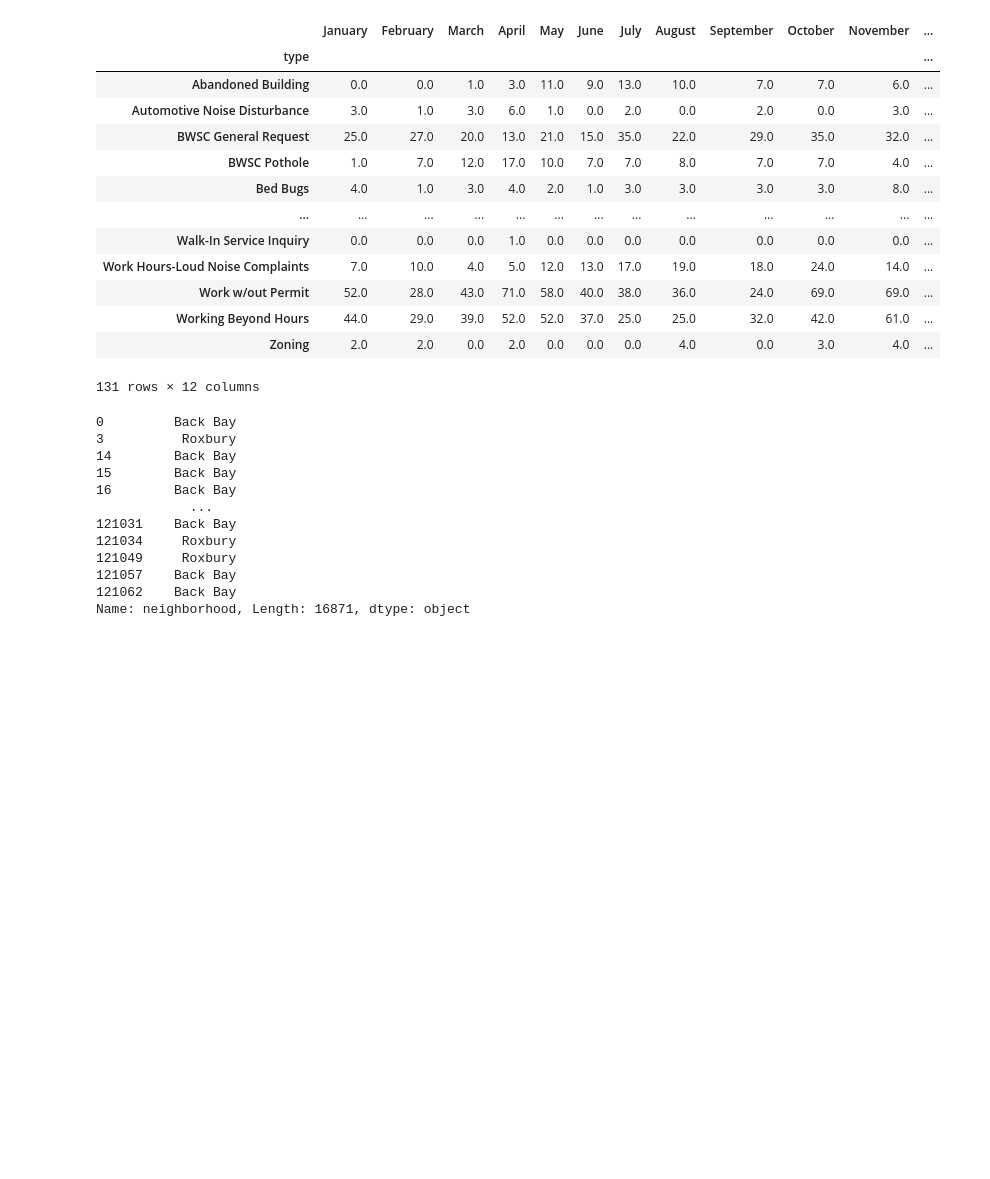
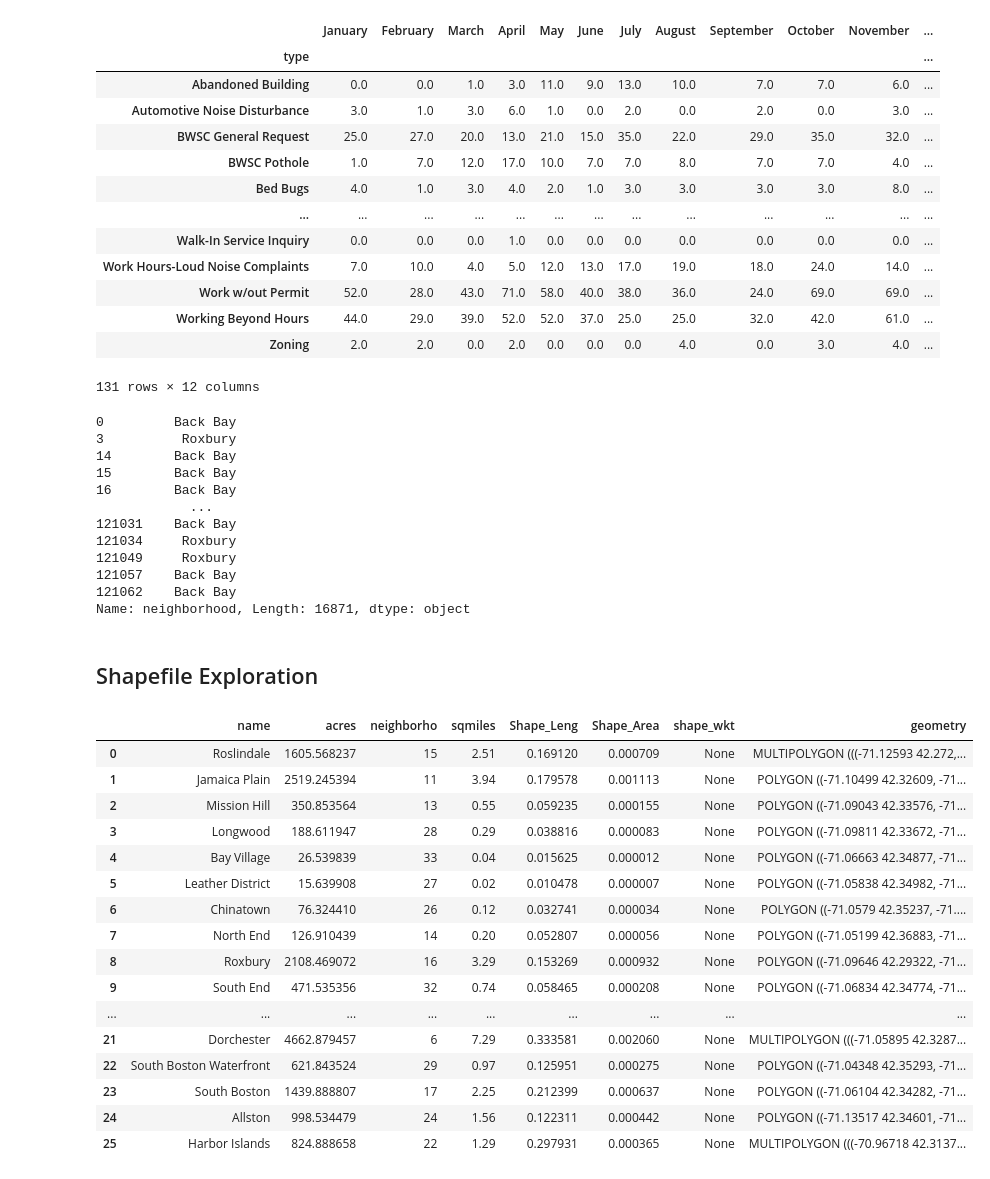
Before and after one commit to cassiecinzori/DS4200_GroupProject_copy, a Jupyter notebook: data_exploration.ipynb, the cells around one changed output. Drawn from its saved outputs; the diff is of its cells as text; code cells hidden in the pictures; blank space fills up the shorter version.

```diff
--- a/data_exploration.ipynb
+++ b/data_exploration.ipynb
@@ -61,3 +61,29 @@ old.get_subset("neighborhood", ["Roxbury", "Back Bay"], cache=True)["neighborhoo
 121057    Back Bay
 121062    Back Bay
 Name: neighborhood, Length: 16871, dtype: object
+# %% [markdown]
+## Shapefile Exploration
+# %%
+import geopandas as gpd
+
+fp = "data/neighborhood_shapes/Boston_Neighborhood_Boundaries.shp"
+gdf = gpd.read_file(fp)
+gdf
+# %% [output]
+|  | name | acres | neighborho | sqmiles | Shape_Leng | Shape_Area | shape_wkt | geometry |
+| 0 | Roslindale | 1605.568237 | 15 | 2.51 | 0.169120 | 0.000709 | None | MULTIPOLYGON (((-71.12593 42.272,... |
+| 1 | Jamaica Plain | 2519.245394 | 11 | 3.94 | 0.179578 | 0.001113 | None | POLYGON ((-71.10499 42.32609, -71... |
+| 2 | Mission Hill | 350.853564 | 13 | 0.55 | 0.059235 | 0.000155 | None | POLYGON ((-71.09043 42.33576, -71... |
+| 3 | Longwood | 188.611947 | 28 | 0.29 | 0.038816 | 0.000083 | None | POLYGON ((-71.09811 42.33672, -71... |
+| 4 | Bay Village | 26.539839 | 33 | 0.04 | 0.015625 | 0.000012 | None | POLYGON ((-71.06663 42.34877, -71... |
+| 5 | Leather District | 15.639908 | 27 | 0.02 | 0.010478 | 0.000007 | None | POLYGON ((-71.05838 42.34982, -71... |
+| 6 | Chinatown | 76.324410 | 26 | 0.12 | 0.032741 | 0.000034 | None | POLYGON ((-71.0579 42.35237, -71.... |
+| 7 | North End | 126.910439 | 14 | 0.20 | 0.052807 | 0.000056 | None | POLYGON ((-71.05199 42.36883, -71... |
+| 8 | Roxbury | 2108.469072 | 16 | 3.29 | 0.153269 | 0.000932 | None | POLYGON ((-71.09646 42.29322, -71... |
+| 9 | South End | 471.535356 | 32 | 0.74 | 0.058465 | 0.000208 | None | POLYGON ((-71.06834 42.34774, -71... |
+| ... | ... | ... | ... | ... | ... | ... | ... | ... |
+| 21 | Dorchester | 4662.879457 | 6 | 7.29 | 0.333581 | 0.002060 | None | MULTIPOLYGON (((-71.05895 42.3287... |
+| 22 | South Boston Waterfront | 621.843524 | 29 | 0.97 | 0.125951 | 0.000275 | None | POLYGON ((-71.04348 42.35293, -71... |
+| 23 | South Boston | 1439.888807 | 17 | 2.25 | 0.212399 | 0.000637 | None | POLYGON ((-71.06104 42.34282, -71... |
+| 24 | Allston | 998.534479 | 24 | 1.56 | 0.122311 | 0.000442 | None | POLYGON ((-71.13517 42.34601, -71... |
+| 25 | Harbor Islands | 824.888658 | 22 | 1.29 | 0.297931 | 0.000365 | None | MULTIPOLYGON (((-70.96718 42.3137... |
```
Also changed, not shown: 1 other file.
